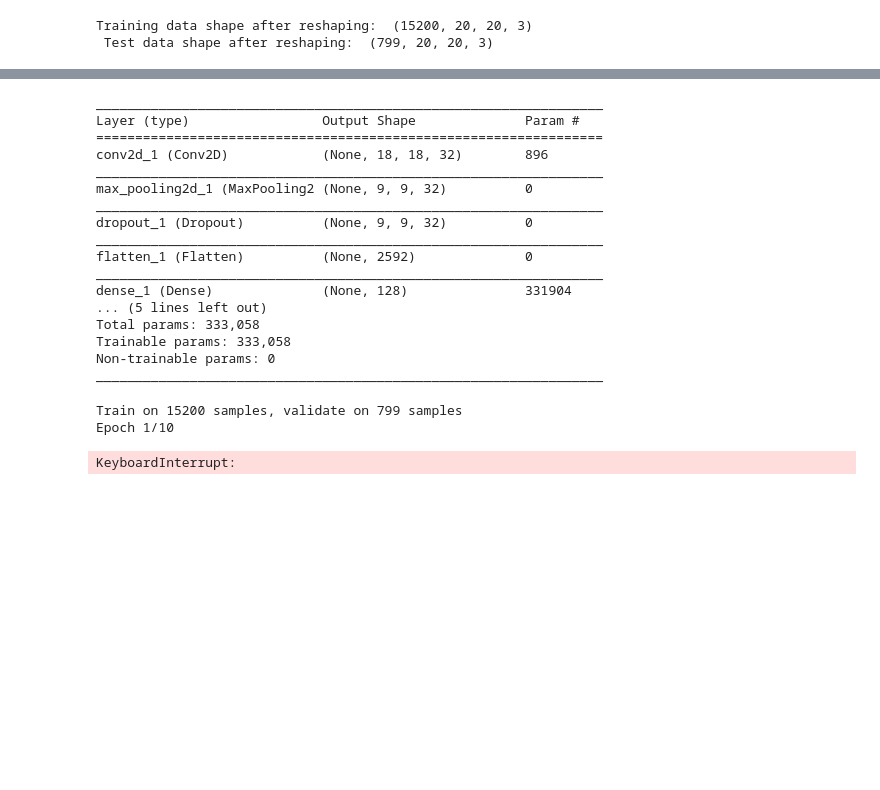
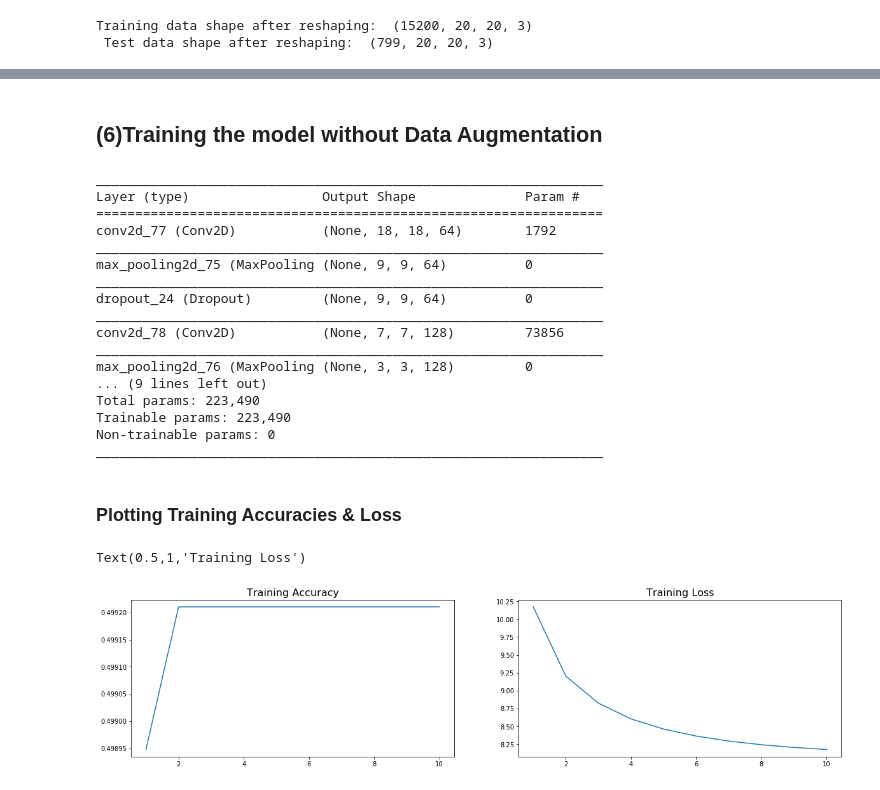
Before and after one commit to darshdee/Deep-Learning, a Jupyter notebook: My Projects/Classification_Satellite_Images/CNNs with Sattelite Images.ipynb, the cells around one changed output, grey strips where cells are left out. Saved outputs shown, nothing was run; the diff lists cells and outputs as text; code cells hidden in the pictures; blank space fills up the shorter version.

```diff
--- a/My Projects/Classification_Satellite_Images/CNNs with Sattelite Images.ipynb
+++ b/My Projects/Classification_Satellite_Images/CNNs with Sattelite Images.ipynb
@@ -189,12 +199,18 @@ Training data shape after reshaping:  (15200, 20, 20, 3)
+# %% [markdown]
+## (6)Training the model without Data Augmentation
 # %%
 model = Sequential()
 
-model.add(Conv2D(32,kernel_size=(3,3), activation='relu', input_shape = (20,20,3)))
+model.add(Conv2D(64,kernel_size=(3,3), activation='relu', input_shape = (20,20,3),kernel_regularizer=regularizers.l2(0.01)))
 model.add(MaxPooling2D(pool_size=(2,2)))
 model.add(Dropout(0.25))
+
+model.add(Conv2D(128,kernel_size=(3,3), activation='relu', input_shape = (20,20,3),kernel_regularizer=regularizers.l2(0.01)))
+model.add(MaxPooling2D(pool_size=(2,2)))
+model.add(Dropout(0.25))
+
 model.add(Flatten())
-model.add(Dense(128,activation='relu'))
-model.add(Dropout(0.25))
+model.add(Dense(128,activation='relu',kernel_regularizer=regularizers.l2(0.01)))
 model.add(Dense(2, activation = 'softmax'))
 # %%
 
@@ -208,27 +224,40 @@ model.compile(loss = 'categorical_crossentropy',
 _________________________________________________________________
 Layer (type)                 Output Shape              Param #
 =================================================================
-conv2d_1 (Conv2D)            (None, 18, 18, 32)        896
+conv2d_77 (Conv2D)           (None, 18, 18, 64)        1792
 _________________________________________________________________
-max_pooling2d_1 (MaxPooling2 (None, 9, 9, 32)          0
+max_pooling2d_75 (MaxPooling (None, 9, 9, 64)          0
 _________________________________________________________________
-dropout_1 (Dropout)          (None, 9, 9, 32)          0
+dropout_24 (Dropout)         (None, 9, 9, 64)          0
 _________________________________________________________________
-flatten_1 (Flatten)          (None, 2592)              0
+conv2d_78 (Conv2D)           (None, 7, 7, 128)         73856
 _________________________________________________________________
-dense_1 (Dense)              (None, 128)               331904
-... (5 lines left out)
-Total params: 333,058
-Trainable params: 333,058
+max_pooling2d_76 (MaxPooling (None, 3, 3, 128)         0
+... (9 lines left out)
+Total params: 223,490
+Trainable params: 223,490
 Non-trainable params: 0
 _________________________________________________________________
 # %%
+num_epochs = 10
+
 history = model.fit(training_pixel_np,training_data_labels,
                    batch_size = 200,
-                   epochs=10,
-                   verbose=1,
+                   epochs=num_epochs,
+                   verbose=0,
                    validation_data = (test_pixel_np, test_data_labels))
-# %% [output]
-Train on 15200 samples, validate on 799 samples
-Epoch 1/10
-KeyboardInterrupt:
+# %% [markdown]
+### Plotting Training Accuracies & Loss
+# %%
+plt.figure(figsize=(20,10))
+
+plt.subplot(2,2,1)
+plt.plot( range(1,num_epochs+1),history.history['acc'])
+plt.title('Training Accuracy', fontsize=16)
+
+plt.subplot(2,2,2)
+plt.plot( range(1,num_epochs+1),history.history['loss'])
+plt.title('Training Loss', fontsize=16)
+# %% [output]
+Text(0.5,1,'Training Loss')
+[figure, added]
```
Also changed, not shown: parts of 32 cells of this notebook.
